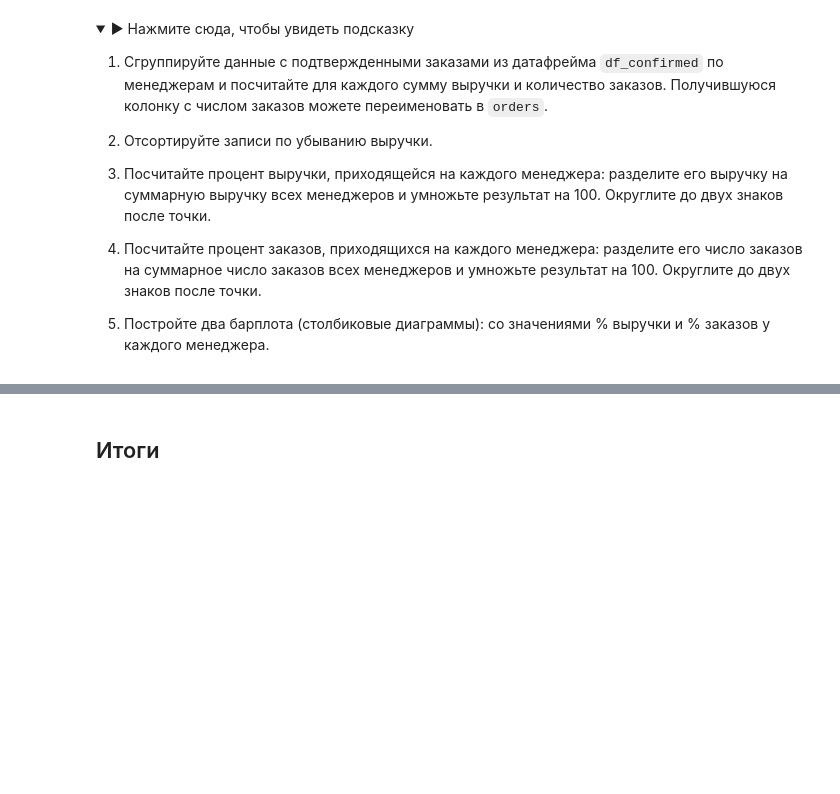
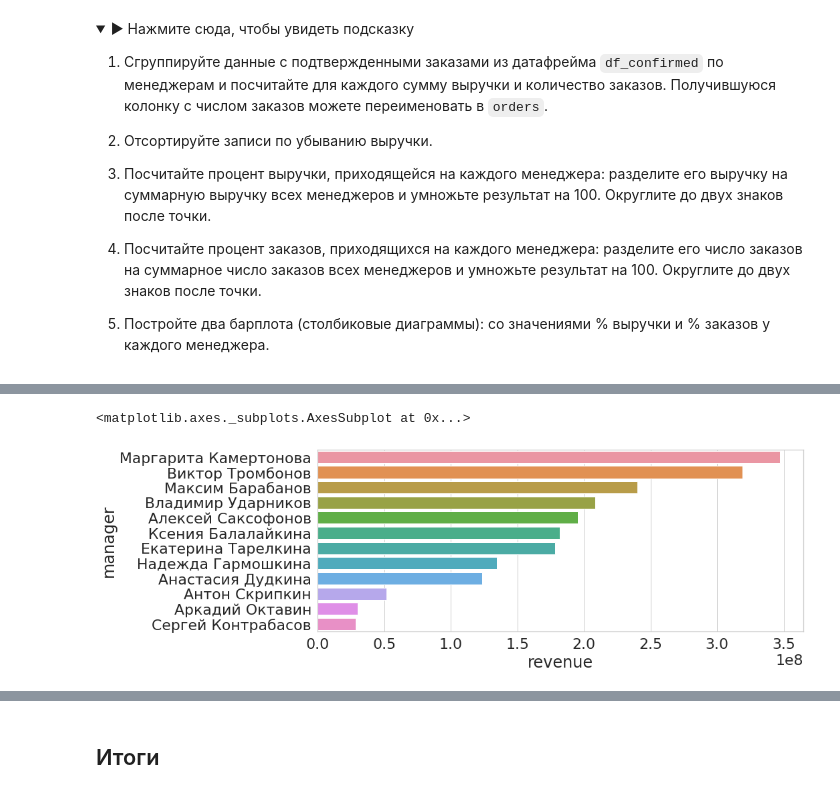
Before and after one commit to noblesseraizel/final_project_-analysis_audio_sales, a Jupyter notebook: final_project_python.ipynb, the cells around one changed output, grey strips where cells are left out. Drawn from its saved outputs; the diff is of its cells as text; code cells hidden in the pictures; folded sections open; blank space fills up the shorter version.

```diff
--- a/final_project_python.ipynb
+++ b/final_project_python.ipynb
@@ -518,0 +1223,11 @@ b. с помощью цикла пройдитесь по путям в спис
+# %%
+# Ваш код здесь
+df_manager = df_confirmed.groupby('manager', as_index=False) \
+        .agg({'order_id': 'count',
+                 'revenue': 'sum'}) \
+        .rename(columns={'order_id': 'orders'})\
+        .sort_values('revenue', ascending=False)
+# %%
+df_manager['per_revenue'] = round(df_manager['revenue'] / df_manager['revenue'].sum() * 100, 2)
+# %%
+df_manager['per_orders'] = round(df_manager['orders'] / df_manager['orders'].sum() * 100, 2)
@@ -518,0 +1250,5 @@ b. с помощью цикла пройдитесь по путям в спис
+# %%
+sns.barplot(data = df_manager, x = 'revenue', y = 'manager')
+# %% [output]
+<matplotlib.axes._subplots.AxesSubplot at 0x...>
+[figure, added]
```
Also changed, not shown: parts of 100 cells of this notebook.
